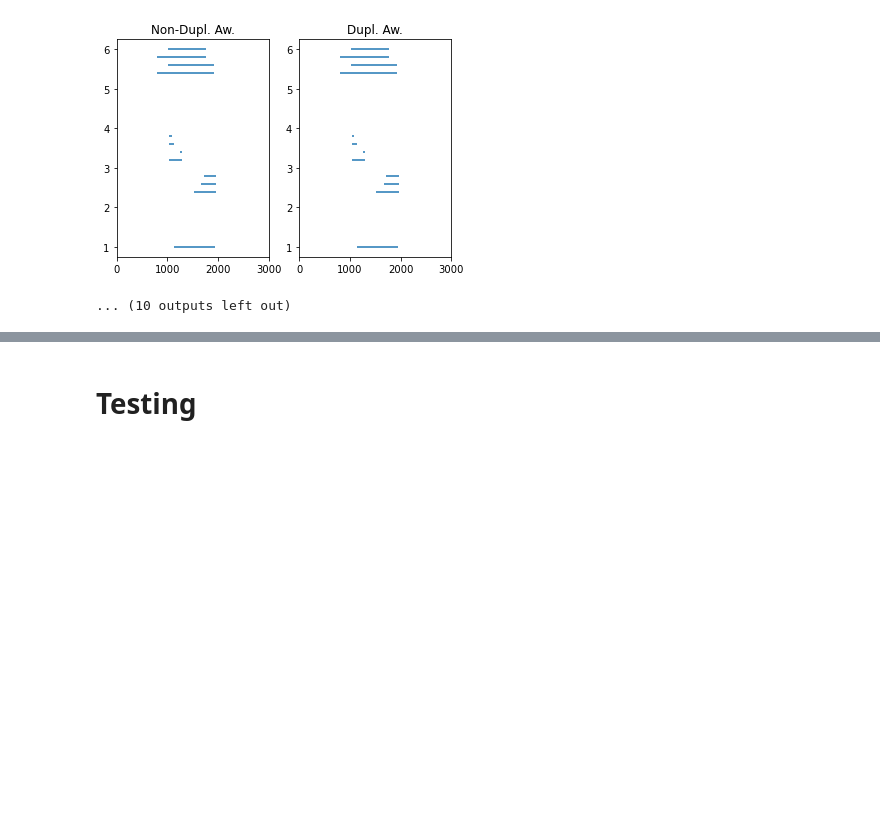
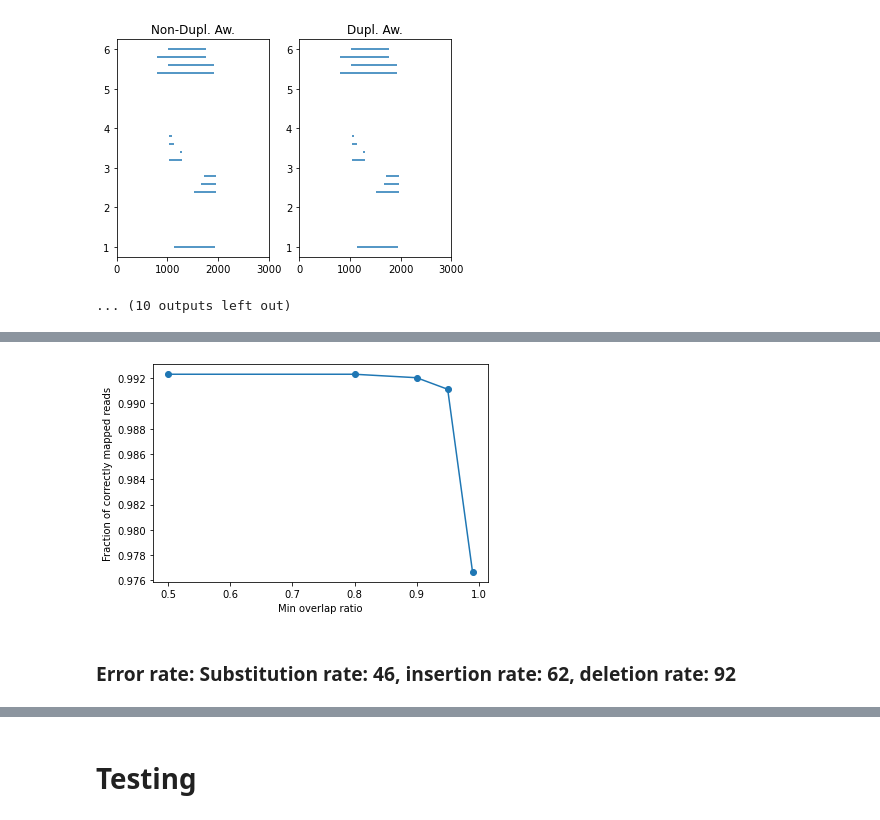
Before and after one commit to medvedevgroup/eskemap, a Jupyter notebook: SimilarityMeasures.ipynb, the cells around one changed output, grey strips where cells are left out. Cells and saved outputs as stored; diff of their text form; code cells hidden in the pictures; blank space fills up the shorter version.

Commit message:
Added analysis of mapping results to notebook and generalized workflow to allow for read simulations with varying error rate patterns

```diff
--- a/SimilarityMeasures.ipynb
+++ b/SimilarityMeasures.ipynb
@@ -779,0 +791,2 @@ Mutation rate: 0.05
+# %%
+THRESHOLDS = [0.5, 0.8, 0.9, 0.95, 0.99]
@@ -779,0 +978,25 @@ Mutation rate: 0.05
+# %%
+def countMappingOutcomes(readInfos):
+    nbNotMapped = 0
+    nbMappedCorrectly = 0
+    nbMappedIncorrectly = 0
+
+    for r in readInfos:
+        if len(readInfos[r]) < 5:
+            nbNotMapped += 1
+        elif readInfos[r][4]:
+            nbMappedCorrectly += 1
+        else:
+            nbMappedIncorrectly += 1
+
+    #Testing
+    #print(f"Result of mapping: {nbNotMapped} reads could not be mapped, {nbMappedCorrectly} reads could be " + \
+    #      f"mapped correctly and {nbMappedIncorrectly} reads were mapped incorrectly")
+
+    return [nbNotMapped, nbMappedCorrectly, nbMappedIncorrectly]
+# %%
+def plotFracOfCorrectMappings(outcomes):
+    plt.plot(THRESHOLDS, [float(outcomes[t][1]) / sum(outcomes[t]) for t in THRESHOLDS], 'o-')
+    plt.xlabel("Min overlap ratio")
+    plt.ylabel("Fraction of correctly mapped reads")
+    plt.show()
@@ -779,0 +1007,10 @@ Mutation rate: 0.05
+# %%
+outcomes = {}
+
+for T in THRESHOLDS:
+    print(f"Threshold: {T}")
+
+    readInfos = compareMappingAndTruth("../simulations/reads/SAL_GB9998AA_AS_cR103_ep23:31:46_0001.ref", \
+                                   "../simulations/reads/SAL_GB9998AA_AS_cR103_ep23:31:46_0001.maf", \
+                                   "../simulations/minimap2Res/SAL_GB9998AA_AS_cR103_ep23:31:46_0001.sam", T)
+    outcomes[T] = countMappingOutcomes(readInfos)
@@ -779,0 +1035,6 @@ Mutation rate: 0.05
+# %%
+plotFracOfCorrectMappings(outcomes)
+# %% [output]
+[figure, added]
+# %% [markdown]
+### Error rate: Substitution rate: 46, insertion rate: 62, deletion rate: 92
```
Also changed, not shown: parts of 12 cells of this notebook, 2 other files.
